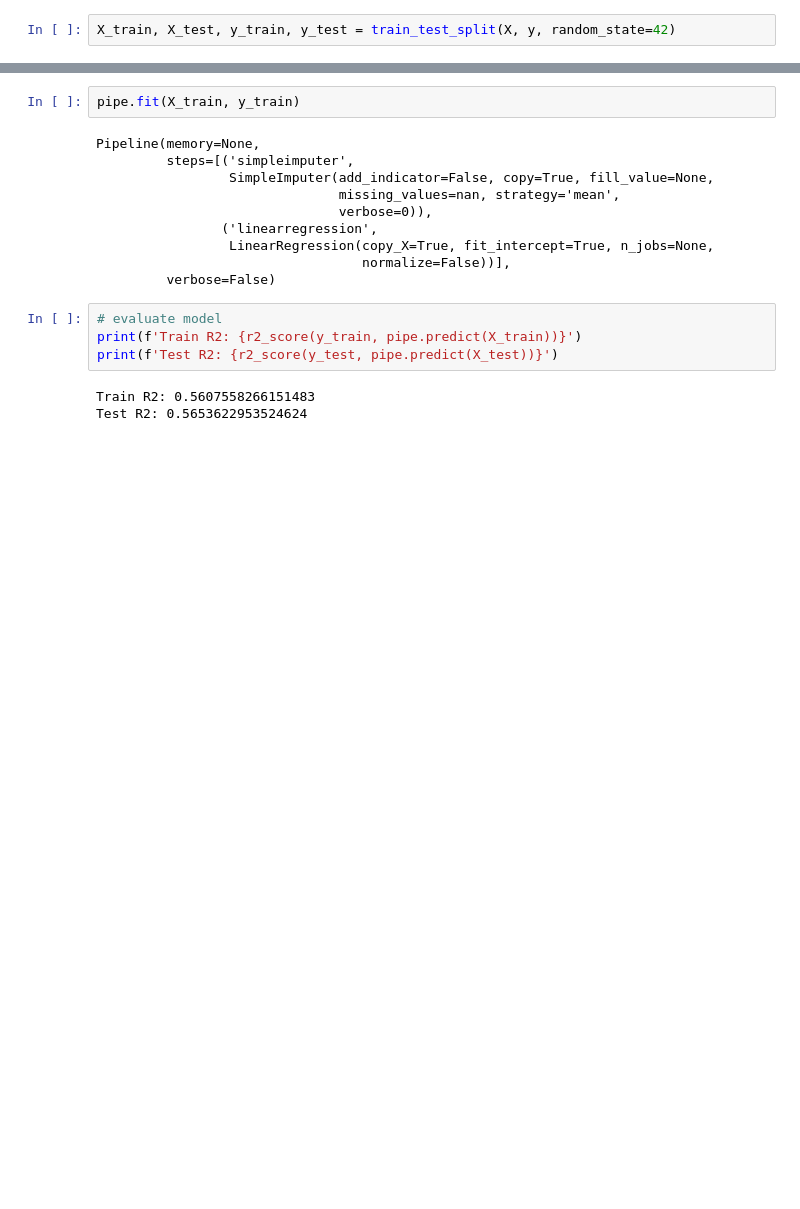
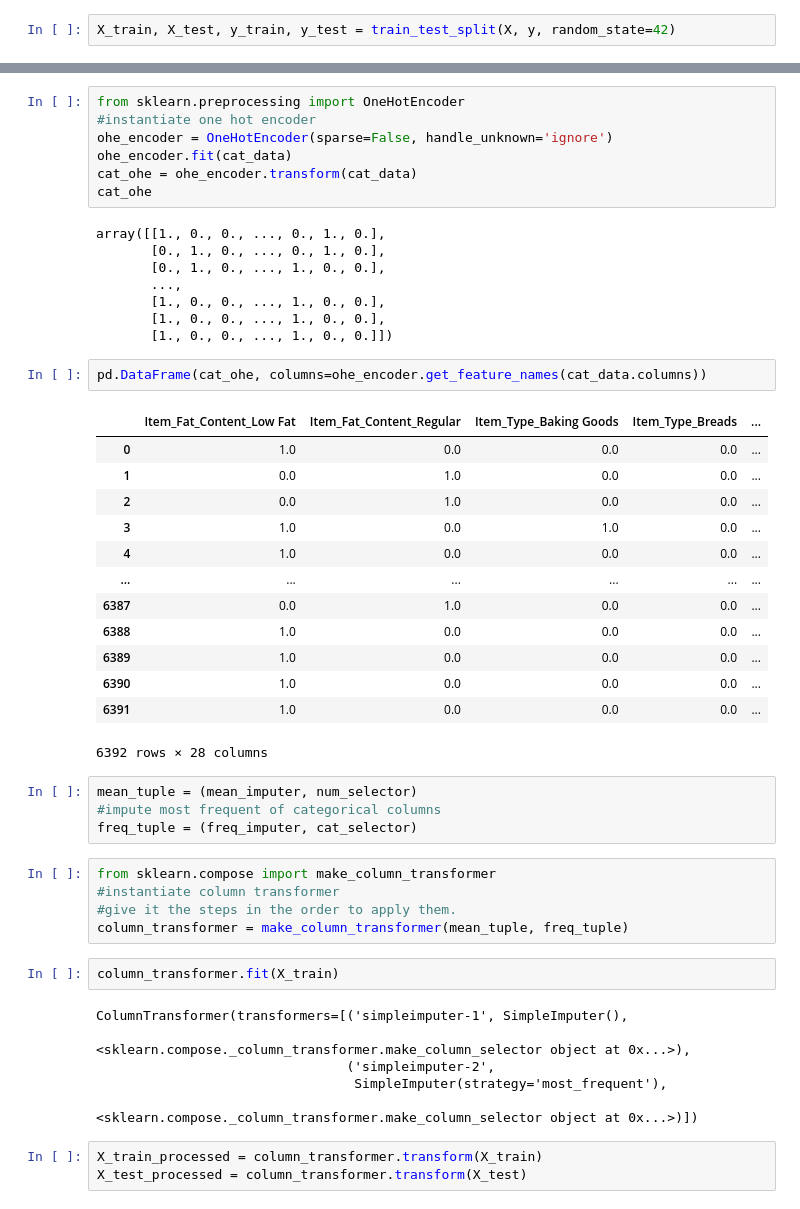
Before and after one commit to rajasreekalli/sales_predicions, a Jupyter notebook: Sales_production_part_5.ipynb, the cells around one changed output, grey strips where cells are left out. Saved outputs shown, nothing was run; the diff lists cells and outputs as text; blank space fills up the shorter version.

```diff
--- a/Sales_production_part_5.ipynb
+++ b/Sales_production_part_5.ipynb
@@ -226,19 +305,51 @@ pipe = make_pipeline(imputer, lin_reg)
+# %%
+from sklearn.preprocessing import OneHotEncoder
+#instantiate one hot encoder
+ohe_encoder = OneHotEncoder(sparse=False, handle_unknown='ignore')
+ohe_encoder.fit(cat_data)
+cat_ohe = ohe_encoder.transform(cat_data)
+cat_ohe
+# %% [output]
+array([[1., 0., 0., ..., 0., 1., 0.],
+       [0., 1., 0., ..., 0., 1., 0.],
+       [0., 1., 0., ..., 1., 0., 0.],
+       ...,
+       [1., 0., 0., ..., 1., 0., 0.],
+       [1., 0., 0., ..., 1., 0., 0.],
+       [1., 0., 0., ..., 1., 0., 0.]])
+# %%
+pd.DataFrame(cat_ohe, columns=ohe_encoder.get_feature_names(cat_data.columns))
+# %% [output]
+|  | Item_Fat_Content_Low Fat | Item_Fat_Content_Regular | Item_Type_Baking Goods | Item_Type_Breads | ... |
+| 0 | 1.0 | 0.0 | 0.0 | 0.0 | ... |
+| 1 | 0.0 | 1.0 | 0.0 | 0.0 | ... |
+| 2 | 0.0 | 1.0 | 0.0 | 0.0 | ... |
+| 3 | 1.0 | 0.0 | 1.0 | 0.0 | ... |
+| 4 | 1.0 | 0.0 | 0.0 | 0.0 | ... |
+| ... | ... | ... | ... | ... | ... |
+| 6387 | 0.0 | 1.0 | 0.0 | 0.0 | ... |
+| 6388 | 1.0 | 0.0 | 0.0 | 0.0 | ... |
+| 6389 | 1.0 | 0.0 | 0.0 | 0.0 | ... |
+| 6390 | 1.0 | 0.0 | 0.0 | 0.0 | ... |
+| 6391 | 1.0 | 0.0 | 0.0 | 0.0 | ... |
+6392 rows × 28 columns
+# %%
+mean_tuple = (mean_imputer, num_selector)
+#impute most frequent of categorical columns
+freq_tuple = (freq_imputer, cat_selector)
+# %%
+from sklearn.compose import make_column_transformer
+#instantiate column transformer
+#give it the steps in the order to apply them.
+column_transformer = make_column_transformer(mean_tuple, freq_tuple)
 # %%
-pipe.fit(X_train, y_train)
+column_transformer.fit(X_train)
 # %% [output]
-Pipeline(memory=None,
-         steps=[('simpleimputer',
-                 SimpleImputer(add_indicator=False, copy=True, fill_value=None,
-                               missing_values=nan, strategy='mean',
-                               verbose=0)),
-                ('linearregression',
-                 LinearRegression(copy_X=True, fit_intercept=True, n_jobs=None,
-                                  normalize=False))],
-         verbose=False)
+ColumnTransformer(transformers=[('simpleimputer-1', SimpleImputer(),
+                                 <sklearn.compose._column_transformer.make_column_selector object at 0x...>),
+                                ('simpleimputer-2',
+                                 SimpleImputer(strategy='most_frequent'),
+                                 <sklearn.compose._column_transformer.make_column_selector object at 0x...>)])
-# %%
-# evaluate model
-print(f'Train R2: {r2_score(y_train, pipe.predict(X_train))}')
-print(f'Test R2: {r2_score(y_test, pipe.predict(X_test))}')
-# %% [output]
-Train R2: 0.5607558266151483
-Test R2: 0.5653622953524624
+# %%
+X_train_processed = column_transformer.transform(X_train)
+X_test_processed = column_transformer.transform(X_test)
```
Also changed, not shown: parts of 37 cells of this notebook.
